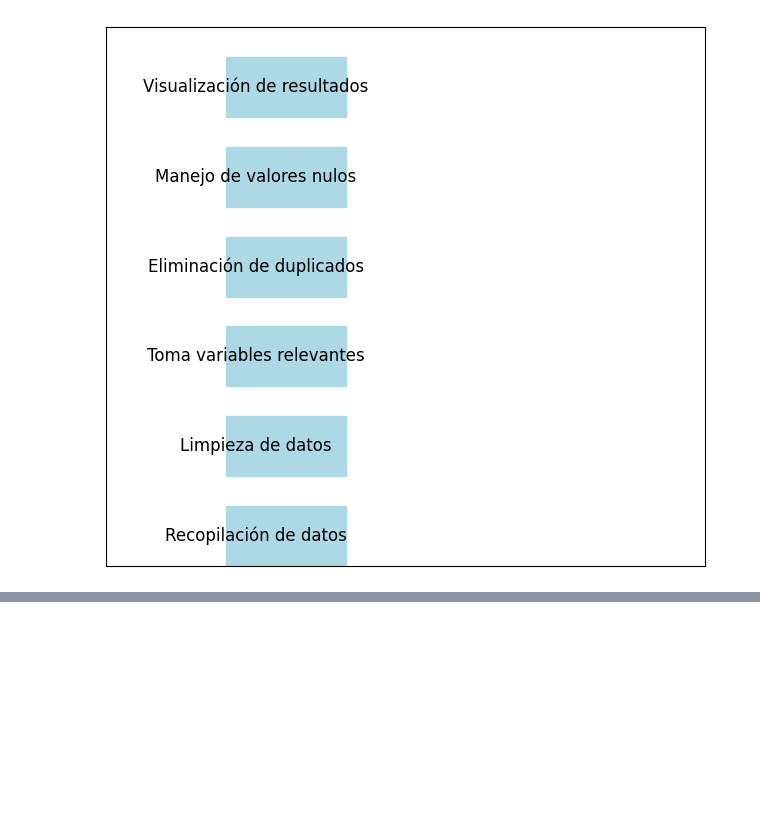
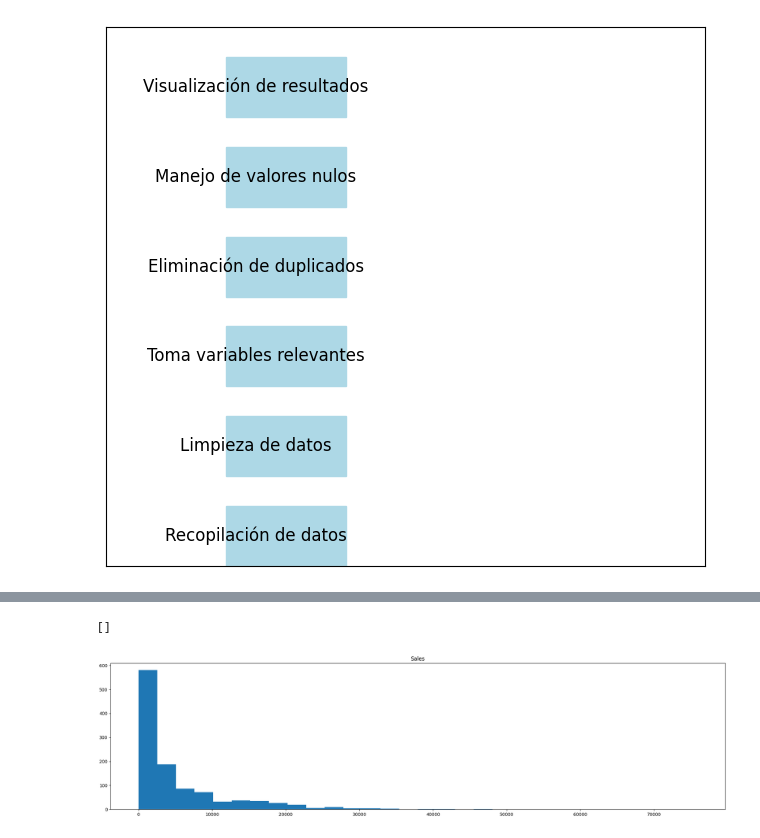
Before and after one commit to Jucavilav/CienciaDatosParcialDatos, a Jupyter notebook: JuanAvila.ipynb, the cells around one changed output, grey strips where cells are left out. Cells and saved outputs as stored; diff of their text form; code cells hidden in the pictures; blank space fills up the shorter version.

```diff
--- a/JuanAvila.ipynb
+++ b/JuanAvila.ipynb
@@ -250,0 +264,3 @@ plt.show()
+# %%
+# Elimina los valores duplicados basados en una columna store
+df = df.drop_duplicates(subset=['Store'])
@@ -250,0 +343,9 @@ plt.show()
+# %%
+# Histograma.
+plt.figure(figsize=(25, 6))
+plt.hist(df_seleccionado["CompetitionDistance"], bins=30)
+plt.title("Sales")
+plt.plot()
+# %% [output]
+[]
+[figure, added]
```
Also changed, not shown: parts of 63 cells of this notebook.
